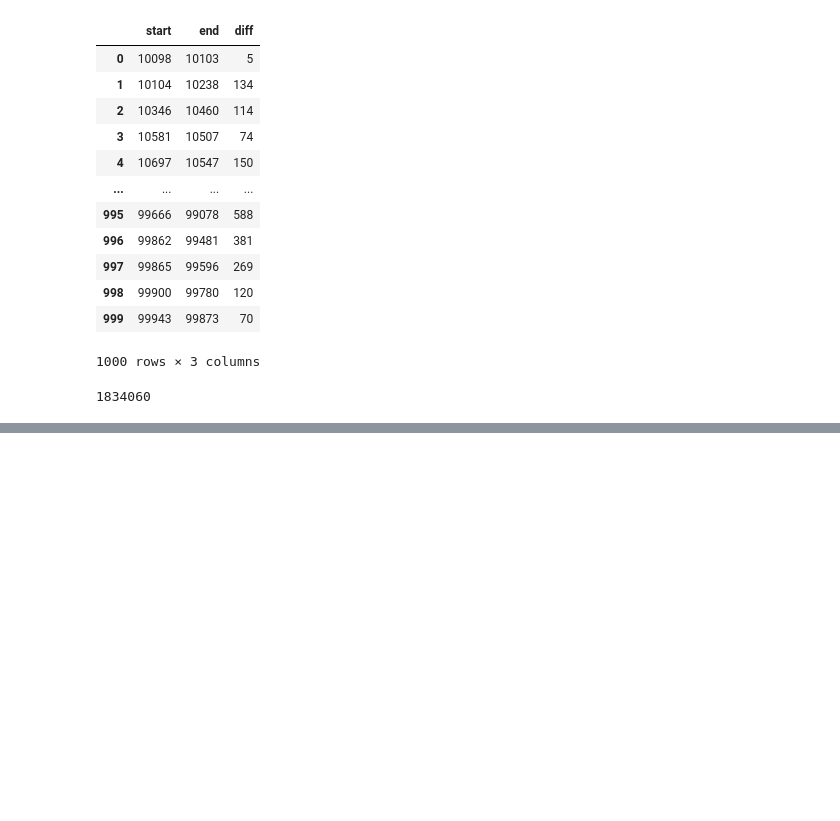
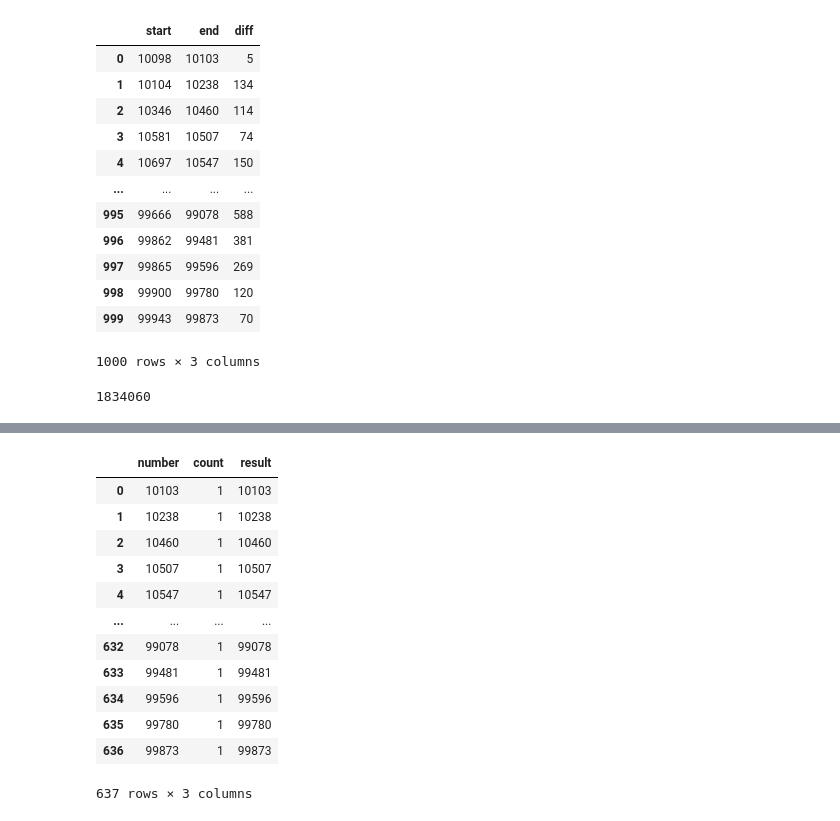
Before and after one commit to rafal-kowalski-dev/advent-of-code-2024, a Jupyter notebook: 01.ipynb, the cells around one changed output, grey strips where cells are left out. Drawn from its saved outputs; the diff is of its cells as text; code cells hidden in the pictures; blank space fills up the shorter version.

```diff
--- a/01.ipynb
+++ b/01.ipynb
@@ -1071,0 +1100,6 @@ result
+# %%
+# data2 = pd.DataFrame(in_data).applymap(int)
+# data2
+
+left_data = sorted([int(x[0]) for x in in_data])
+right_data = ([int(x[1]) for x in in_data])
@@ -1071,0 +1126,17 @@ result
+# %%
+data2_grp['result'] = data2_grp['number'] * data2_grp['count']
+data2_grp
+# %% [output]
+|  | number | count | result |
+| 0 | 10103 | 1 | 10103 |
+| 1 | 10238 | 1 | 10238 |
+| 2 | 10460 | 1 | 10460 |
+| 3 | 10507 | 1 | 10507 |
+| 4 | 10547 | 1 | 10547 |
+| ... | ... | ... | ... |
+| 632 | 99078 | 1 | 99078 |
+| 633 | 99481 | 1 | 99481 |
+| 634 | 99596 | 1 | 99596 |
+| 635 | 99780 | 1 | 99780 |
+| 636 | 99873 | 1 | 99873 |
+637 rows × 3 columns
```
Also changed, not shown: parts of 7 cells of this notebook.
